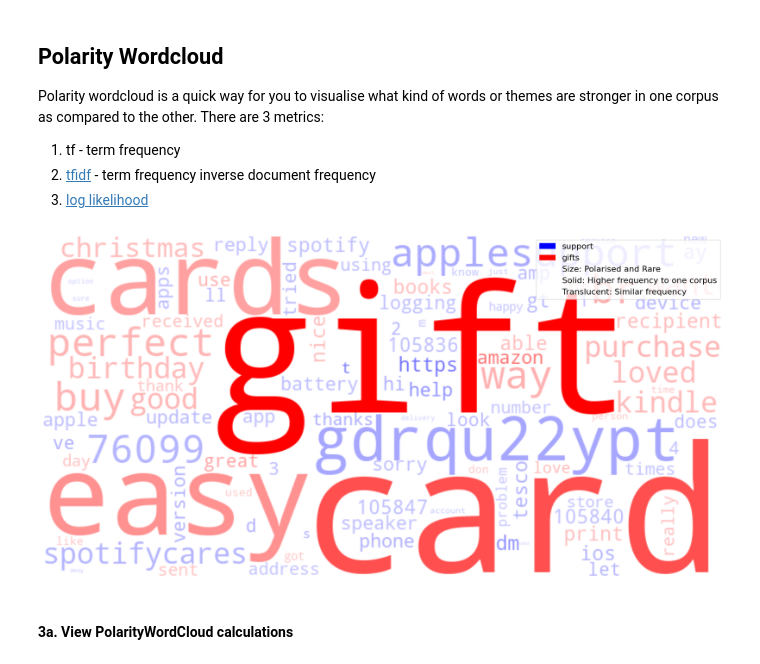
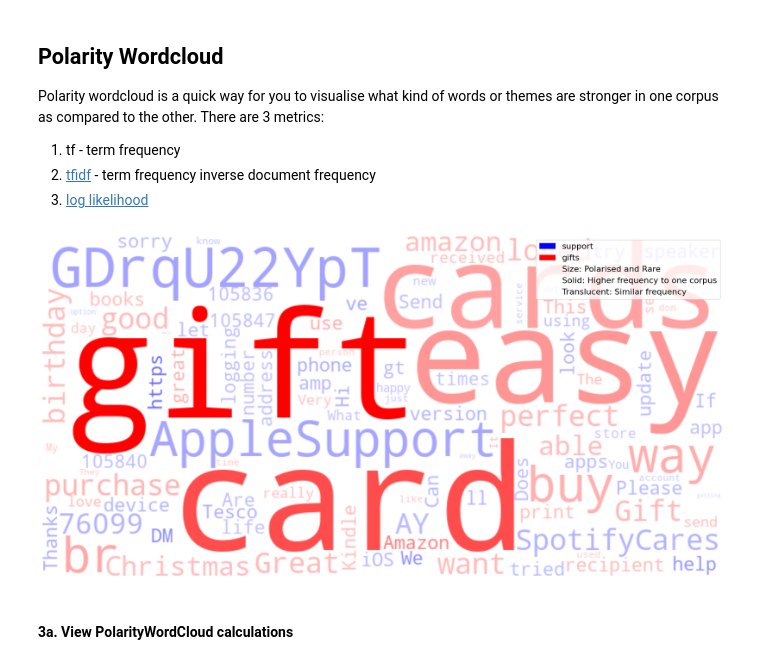
Before and after one commit to Sydney-Informatics-Hub/juxtorpus, a Jupyter notebook: notebooks/workshops/4-jux.ipynb, the cells around one changed output. Drawn from its saved outputs; the diff is of its cells as text; code cells hidden in the pictures.

```diff
--- a/notebooks/workshops/4-jux.ipynb
+++ b/notebooks/workshops/4-jux.ipynb
@@ -46,9 +46,9 @@ There are 3 metrics:
 2. [tfidf](https://en.wikipedia.org/wiki/Tf%E2%80%93idf) - term frequency inverse document frequency
 3. [log likelihood](https://ucrel.lancs.ac.uk/llwizard.html)
 # %%
-jux.polarity.wordcloud(metric='tf', top=100)  # change this to 'tfidf' or 'log_likelihood'
+jux.polarity.wordcloud(metric='tf', top=100, lower=False)  # change this to 'tfidf' or 'log_likelihood'
 # %% [output]
-[figure, old version]
+[figure, new version]
 # %% [markdown]
 #### 3a. View PolarityWordCloud calculations
 # %%
```
Also changed, not shown: parts of 3 cells of this notebook, 2 other files.
